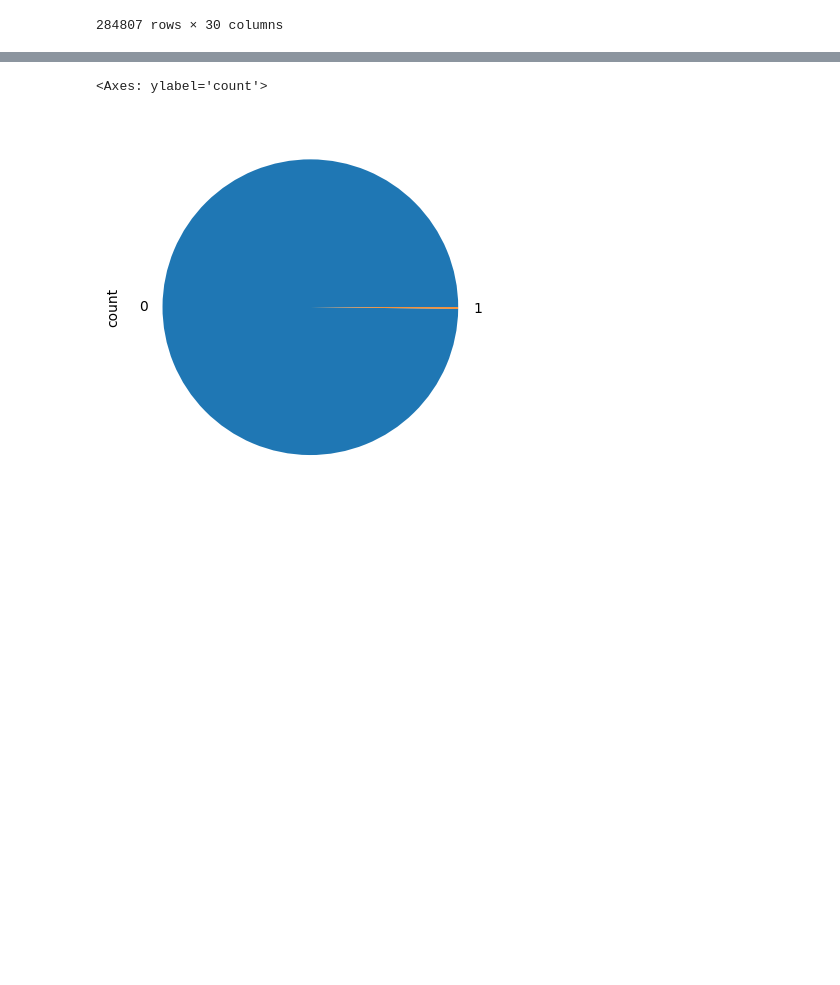
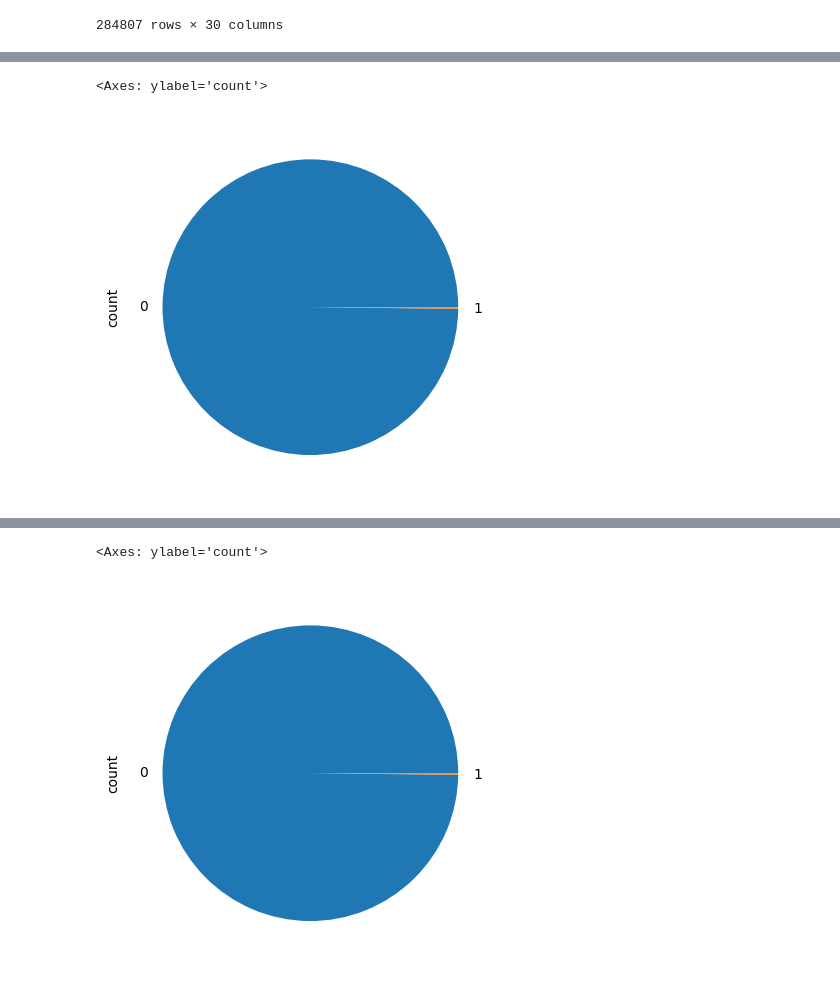
Before and after one commit to Naseem-Ananzeh/Ml2_Final_Project, a Jupyter notebook: creditcard_dataset_.ipynb, the cells around one changed output, grey strips where cells are left out. Drawn from its saved outputs; the diff is of its cells as text; code cells hidden in the pictures; blank space fills up the shorter version.

```diff
--- a/creditcard_dataset_.ipynb
+++ b/creditcard_dataset_.ipynb
@@ -155,3 +185,8 @@ data
+# %%
+data['Class'].value_counts().plot.pie()
+# %% [output]
+<Axes: ylabel='count'>
+[figure, added]
 # %%
 #split the data because we don't need the class column
 X = data.drop(['Class'], axis=1)
```
Also changed, not shown: parts of 16 cells of this notebook.
